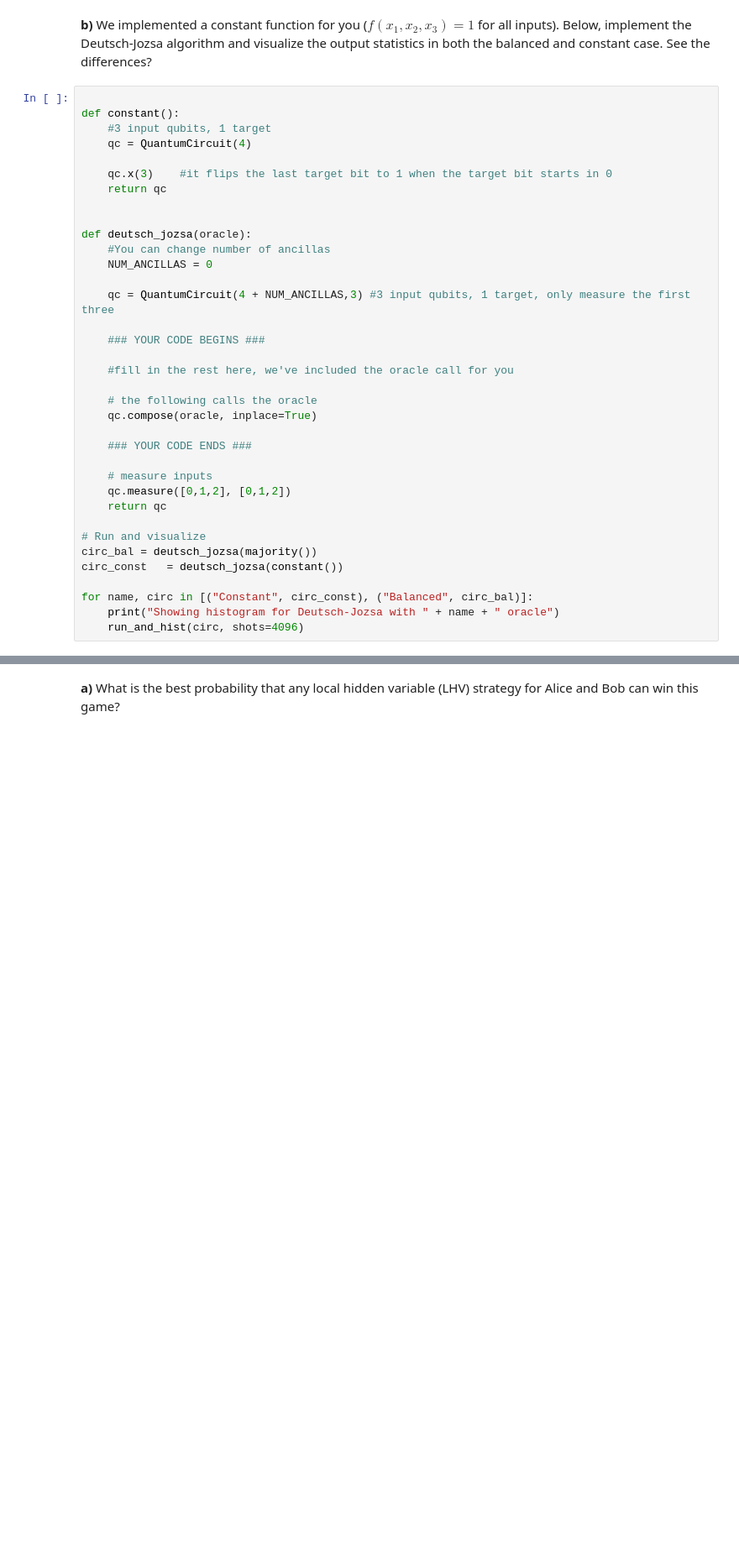
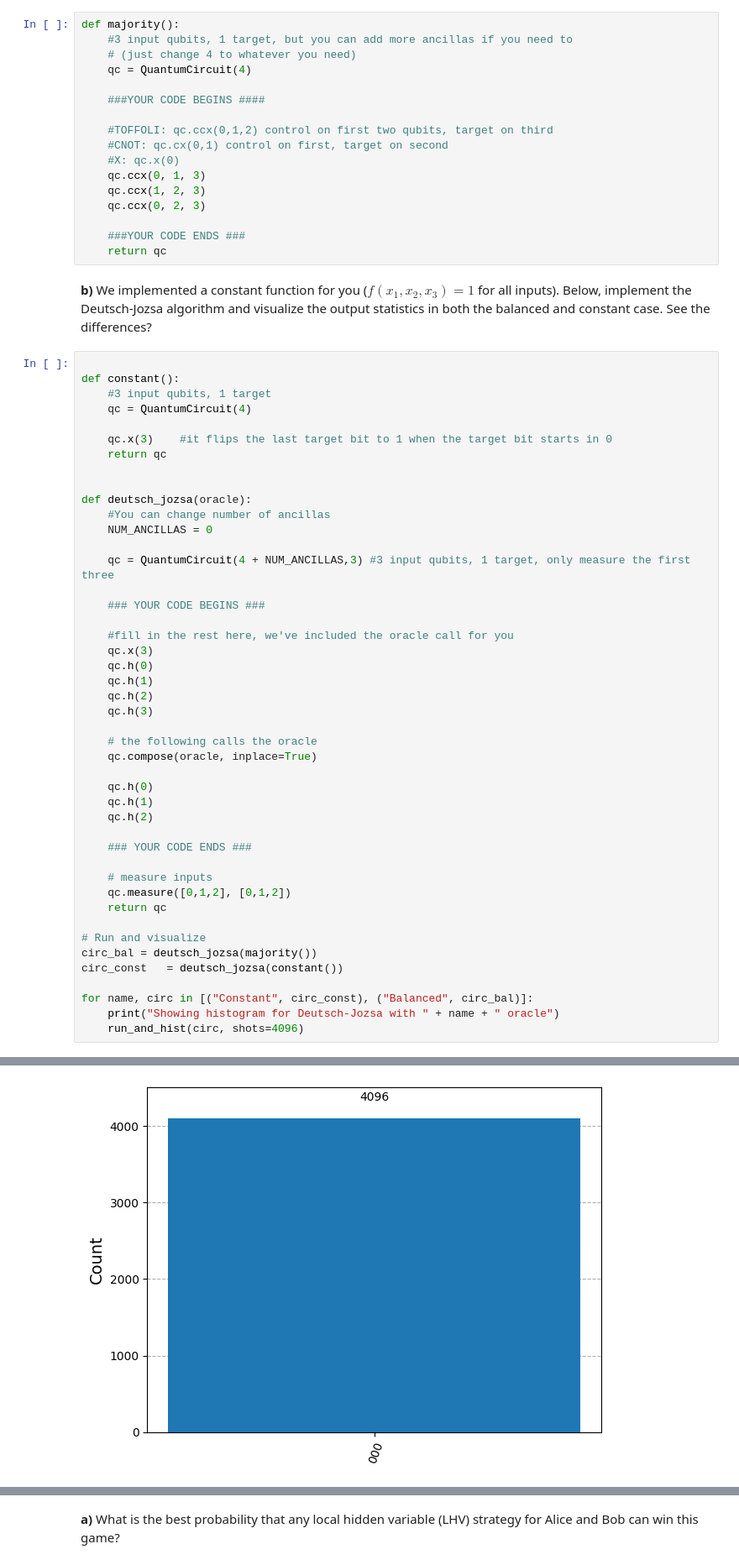
Before and after one commit to kaison0/Quantum_Computing_assignment, a Jupyter notebook: PSet1/coms4281_2025_pset1.ipynb, the cells around one changed output, grey strips where cells are left out. Shown: that part at 84% size. Drawn from its saved outputs; the diff is of its cells as text; blank space fills up the shorter version.

```diff
--- a/PSet1/coms4281_2025_pset1.ipynb
+++ b/PSet1/coms4281_2025_pset1.ipynb
@@ -473,3 +484,20 @@ def majority():
+# %%
+def majority():
+    #3 input qubits, 1 target, but you can add more ancillas if you need to
+    # (just change 4 to whatever you need)
+    qc = QuantumCircuit(4)
+
+    ###YOUR CODE BEGINS ####
+
+    #TOFFOLI: qc.ccx(0,1,2) control on first two qubits, target on third
+    #CNOT: qc.cx(0,1) control on first, target on second
+    #X: qc.x(0)
+    qc.ccx(0, 1, 3)
+    qc.ccx(1, 2, 3)
+    qc.ccx(0, 2, 3)
+
+    ###YOUR CODE ENDS ###
+    return qc
 # %% [markdown]
 __b)__ We implemented a constant function for you ($f(x_1,x_2,x_3) = 1$ for all inputs). Below, implement the Deutsch-Jozsa algorithm and visualize the output statistics in both the balanced and constant case. See the differences?
 # %%
@@ -491,9 +519,18 @@ def deutsch_jozsa(oracle):
     ### YOUR CODE BEGINS ###
 
     #fill in the rest here, we've included the oracle call for you
+    qc.x(3)
+    qc.h(0)
+    qc.h(1)
+    qc.h(2)
+    qc.h(3)
 
     # the following calls the oracle
     qc.compose(oracle, inplace=True)
+
+    qc.h(0)
+    qc.h(1)
+    qc.h(2)
 
     ### YOUR CODE ENDS ###
 
@@ -508,3 +545,4 @@ circ_const   = deutsch_jozsa(constant())
 for name, circ in [("Constant", circ_const), ("Balanced", circ_bal)]:
     print("Showing histogram for Deutsch-Jozsa with " + name + " oracle")
     run_and_hist(circ, shots=4096)
+# %% [output]
@@ -510,0 +550 @@ for name, circ in [("Constant", circ_const), ("Balanced", circ_bal)]:
+[figure, added]
```
Also changed, not shown: parts of 7 cells of this notebook.
